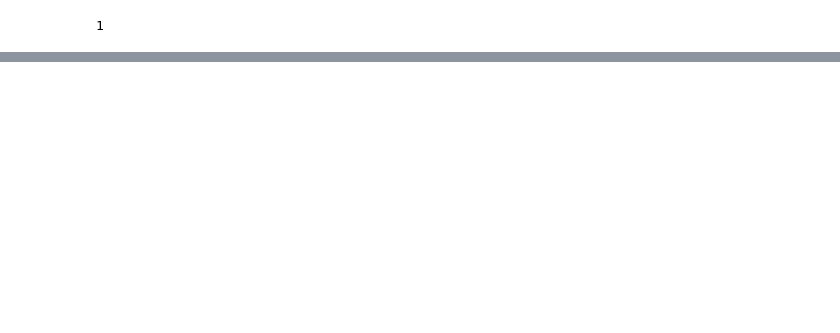
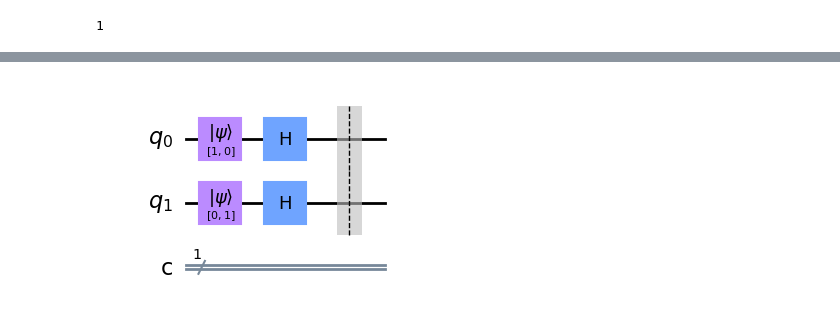
Before and after one commit to DylanCorr2020/EmergingTechnologies, a Jupyter notebook: content/Quantum Computing.ipynb, the cells around one changed output, grey strips where cells are left out. Drawn from its saved outputs; the diff is of its cells as text; code cells hidden in the pictures; blank space fills up the shorter version.

Commit message:
Worked on quantum computing notebook

```diff
--- a/content/Quantum Computing.ipynb
+++ b/content/Quantum Computing.ipynb
@@ -326,0 +365,21 @@ f(0,0,0)
+# %%
+
+top = qiskit.QuantumCircuit(2, 1)
+#create a quantum circuit with 2 qubits and 1 classical bit.
+
+top.initialize((1, 0), 0)
+#initializes the state of the first qubit to |1⟩.
+
+top.initialize((0, 1), 1)
+# initializes the state of the second qubit to |1⟩.
+
+top.h((0, 1))
+#Apply Hadamard gate to both qubits.
+
+top.barrier()
+#inserts a barrier
+
+top.draw(output='mpl')
+#draw it
+# %% [output]
+[figure, added]
```
Also changed, not shown: parts of 45 cells of this notebook.
